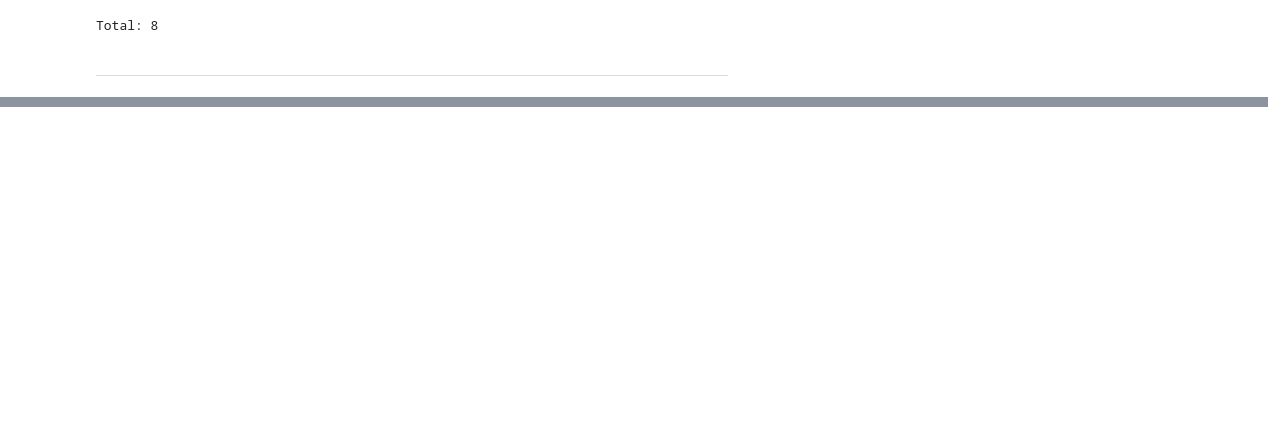
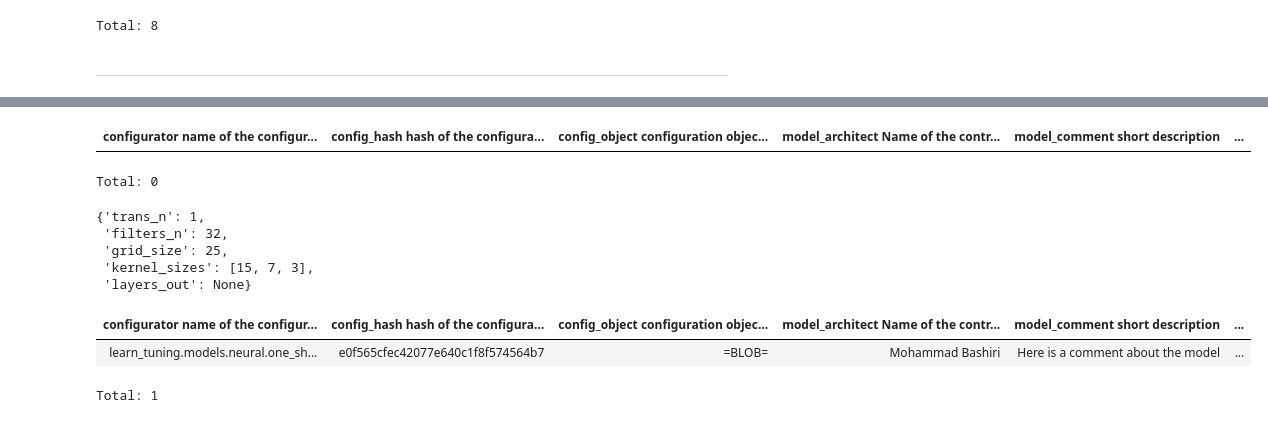
Before and after one commit to sinzlab/nnfabrik, a Jupyter notebook: notebooks/nnfabrik_example.ipynb, the cells around one changed output, grey strips where cells are left out. Saved outputs shown, nothing was run; the diff lists cells and outputs as text; code cells hidden in the pictures; blank space fills up the shorter version.

```diff
--- a/notebooks/nnfabrik_example.ipynb
+++ b/notebooks/nnfabrik_example.ipynb
@@ -173,0 +228,14 @@ Total: 8
+# %%
+Model()
+# %% [output]
+| configurator name of the configur... | config_hash hash of the configura... | config_object configuration objec... | model_architect Name of the contr... | model_comment short description | ... |
+Total: 0
+# %%
+config = dict(trans_n=1, filters_n=32, grid_size=25, kernel_sizes=[15, 7, 3], layers_out=None)
+config
+# %% [output]
+{'trans_n': 1,
+ 'filters_n': 32,
+ 'grid_size': 25,
+ 'kernel_sizes': [15, 7, 3],
+ 'layers_out': None}
@@ -173,0 +246,6 @@ Total: 8
+# %%
+Model()
+# %% [output]
+| configurator name of the configur... | config_hash hash of the configura... | config_object configuration objec... | model_architect Name of the contr... | model_comment short description | ... |
+| learn_tuning.models.neural.one_sh... | e0f565cfec42077e640c1f8f574564b7 | =BLOB= | Mohammad Bashiri | Here is a comment about the model | ... |
+Total: 1
```
Also changed, not shown: parts of 24 cells of this notebook, 5 other files.
